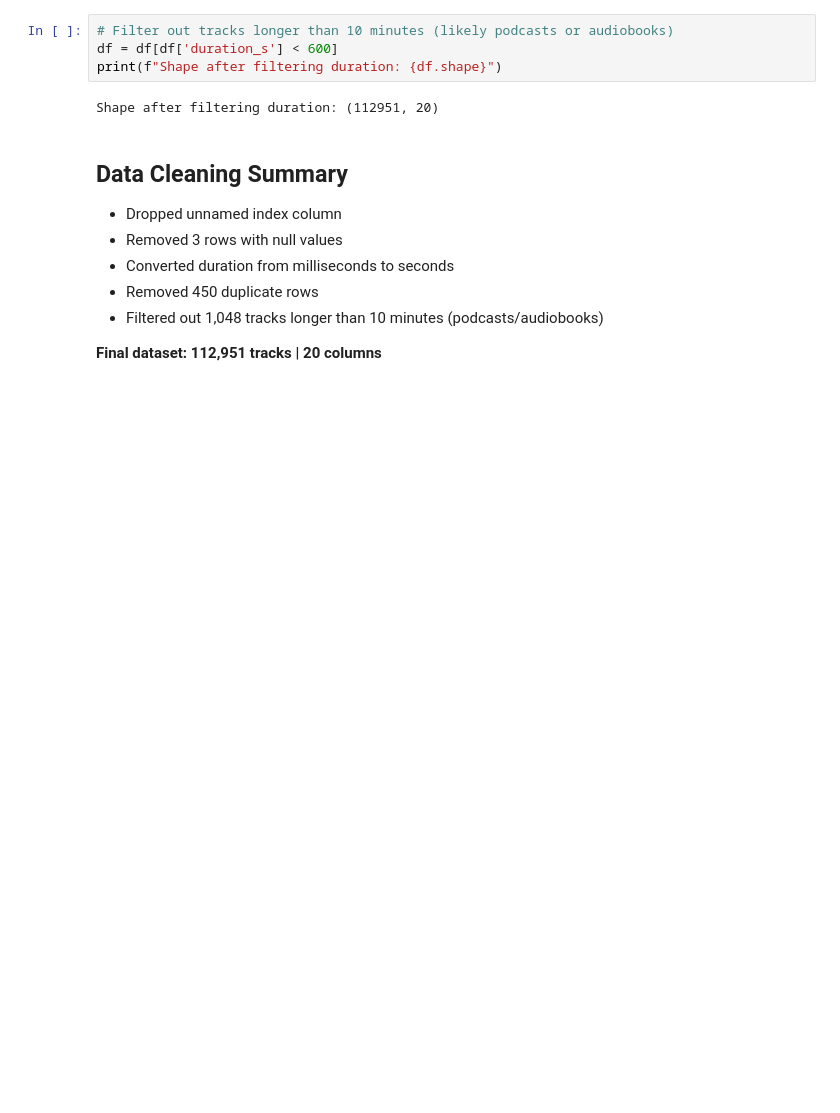
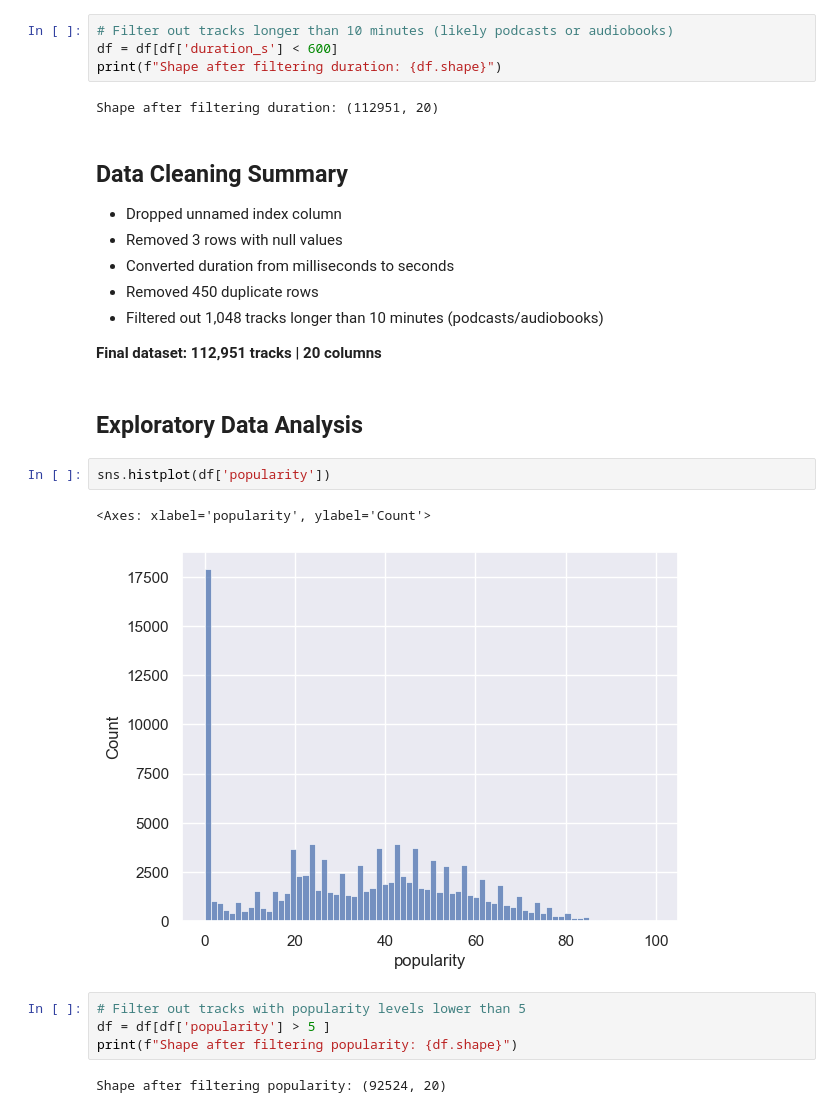
Before and after one commit to Flakkito/spotify-eda-recommender, a Jupyter notebook: notebooks/01_eda.ipynb, the cells around one changed output. Cells and saved outputs as stored; diff of their text form; blank space fills up the shorter version.

Commit message:
Add popularity analysis and top genres exploration

```diff
--- a/notebooks/01_eda.ipynb
+++ b/notebooks/01_eda.ipynb
@@ -197,3 +197,16 @@ Shape after filtering duration: (112951, 20)
 - Filtered out 1,048 tracks longer than 10 minutes (podcasts/audiobooks)
 
 **Final dataset: 112,951 tracks | 20 columns**
+# %% [markdown]
+## Exploratory Data Analysis
+# %%
+sns.histplot(df['popularity'])
+# %% [output]
+<Axes: xlabel='popularity', ylabel='Count'>
+[figure, added]
+# %%
+# Filter out tracks with popularity levels lower than 5
+df = df[df['popularity'] > 5 ]
+print(f"Shape after filtering popularity: {df.shape}")
+# %% [output]
+Shape after filtering popularity: (92524, 20)
```
Also changed, not shown: parts of 2 cells of this notebook, 1 other file.
